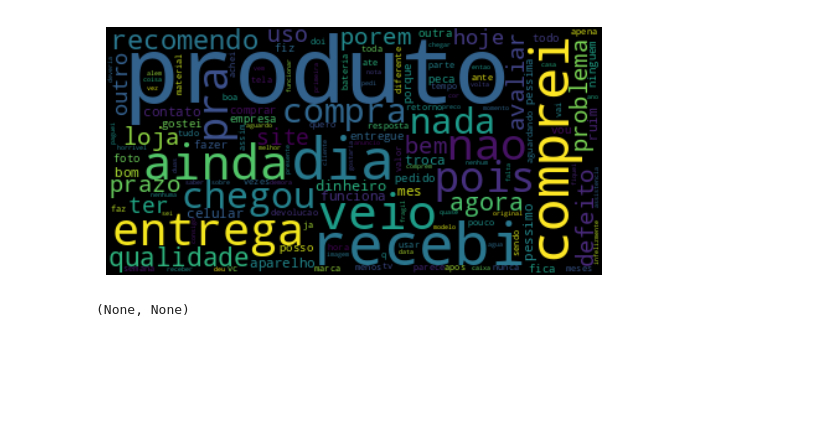
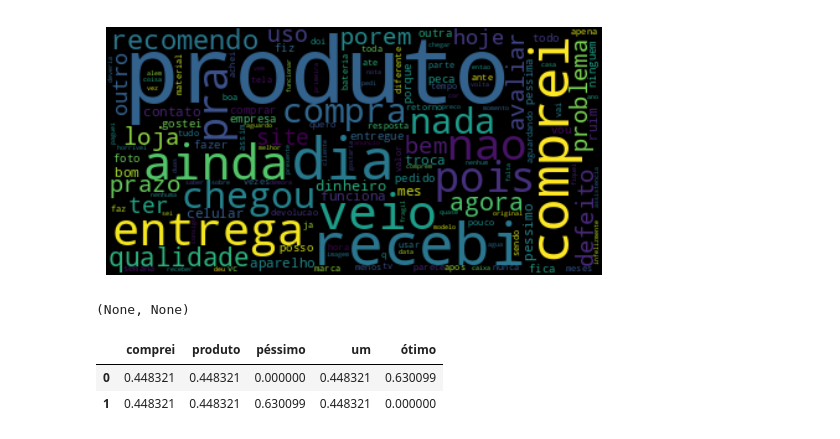
Before and after one commit to isadays/NLP, a Jupyter notebook: Modelo.ipynb, the cells around one changed output. Drawn from its saved outputs; the diff is of its cells as text; code cells hidden in the pictures; blank space fills up the shorter version.

Commit message:
tfidf

```diff
--- a/Modelo.ipynb
+++ b/Modelo.ipynb
@@ -402,3 +402,17 @@ word_cloud(df, 'treatment_5', 'negativo'),word_cloud(df, 'treatment_4', 'negativ
 [figure]
 [figure]
 (None, None)
+# %%
+from sklearn.feature_extraction.text import TfidfVectorizer
+phrase = ['comprei um ótimo produto', 'comprei um produto péssimo']
+
+tfidf = TfidfVectorizer(lowercase=False, max_features=50)
+
+
+matrix = tfidf.fit_transform(phrase)
+
+pd.DataFrame(matrix.todense(), columns=tfidf.get_feature_names_out())
+# %% [output]
+|  | comprei | produto | péssimo | um | ótimo |
+| 0 | 0.448321 | 0.448321 | 0.000000 | 0.448321 | 0.630099 |
+| 1 | 0.448321 | 0.448321 | 0.630099 | 0.448321 | 0.000000 |
```
